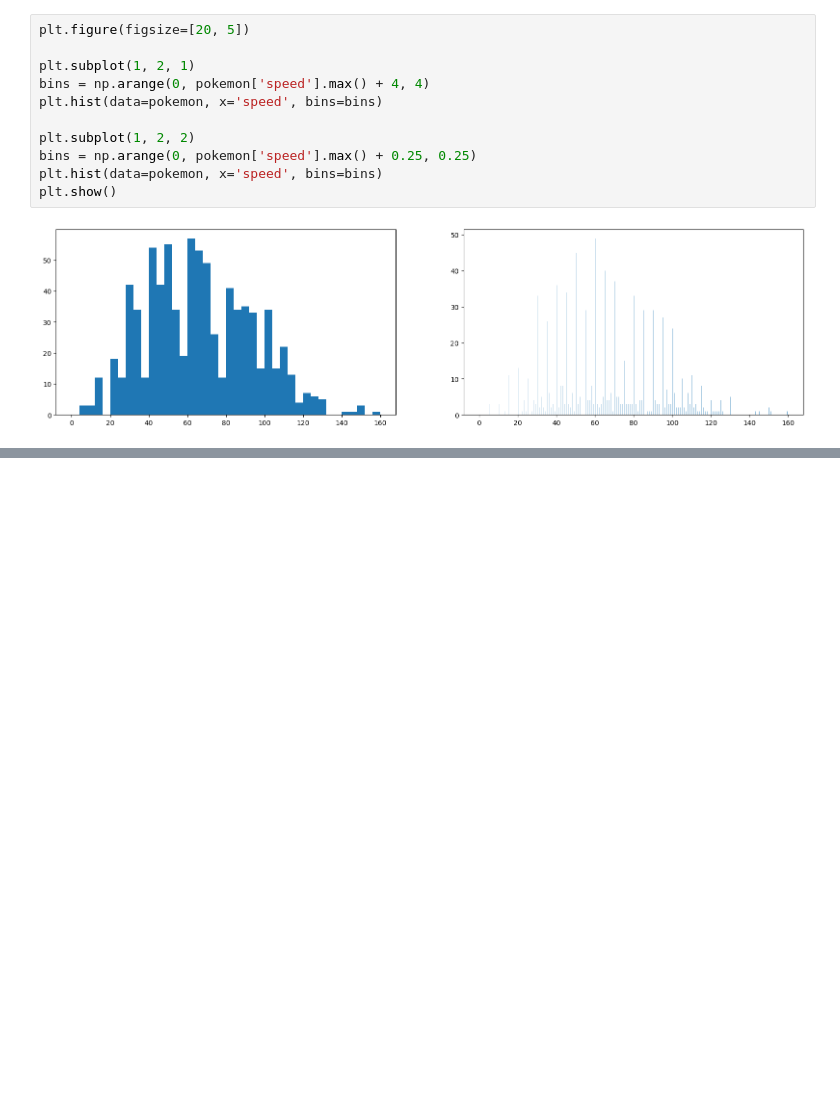
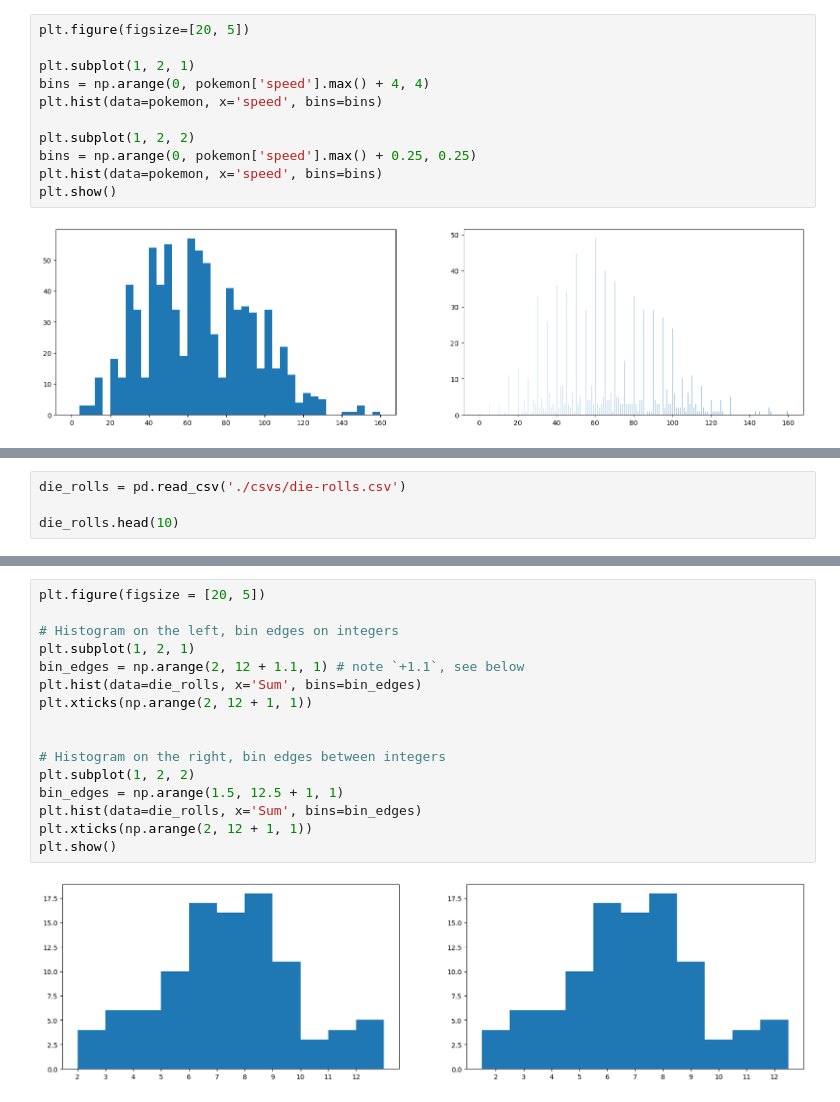
Before and after one commit to vinigalantine/study-python-ml, a Jupyter notebook: Learning-Matplotlib-Seaborn.ipynb, the cells around one changed output, grey strips where cells are left out. Drawn from its saved outputs; the diff is of its cells as text; blank space fills up the shorter version.

```diff
--- a/Learning-Matplotlib-Seaborn.ipynb
+++ b/Learning-Matplotlib-Seaborn.ipynb
@@ -391,0 +407,4 @@ plt.show()
+# %%
+die_rolls = pd.read_csv('./csvs/die-rolls.csv')
+
+die_rolls.head(10)
@@ -391,0 +423,18 @@ plt.show()
+# %%
+plt.figure(figsize = [20, 5])
+
+# Histogram on the left, bin edges on integers
+plt.subplot(1, 2, 1)
+bin_edges = np.arange(2, 12 + 1.1, 1) # note `+1.1`, see below
+plt.hist(data=die_rolls, x='Sum', bins=bin_edges)
+plt.xticks(np.arange(2, 12 + 1, 1))
+
+
+# Histogram on the right, bin edges between integers
+plt.subplot(1, 2, 2)
+bin_edges = np.arange(1.5, 12.5 + 1, 1)
+plt.hist(data=die_rolls, x='Sum', bins=bin_edges)
+plt.xticks(np.arange(2, 12 + 1, 1))
+plt.show()
+# %% [output]
+[figure, added]
```
Also changed, not shown: parts of 17 cells of this notebook, 2 other files.
